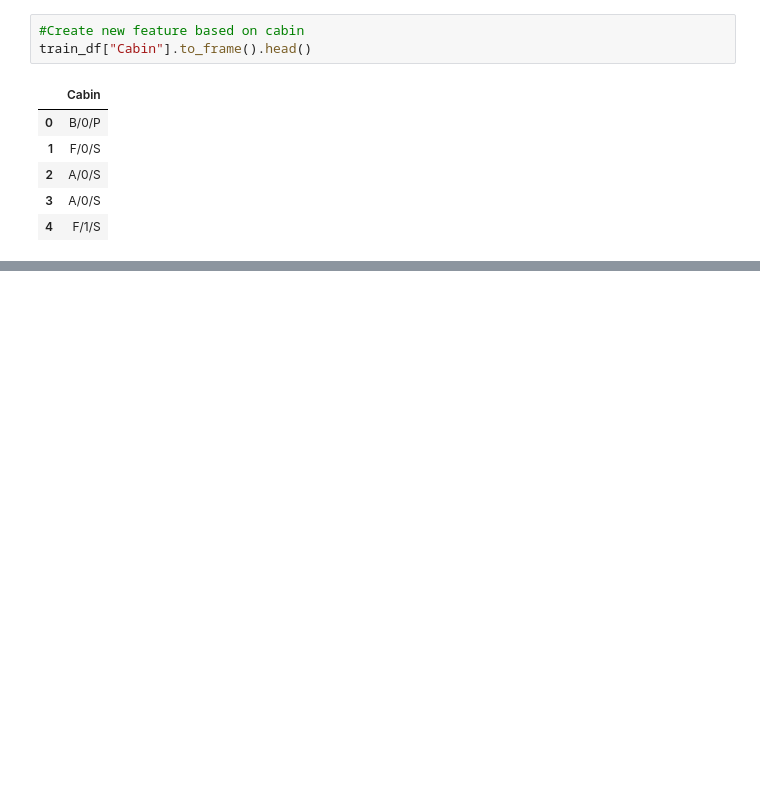
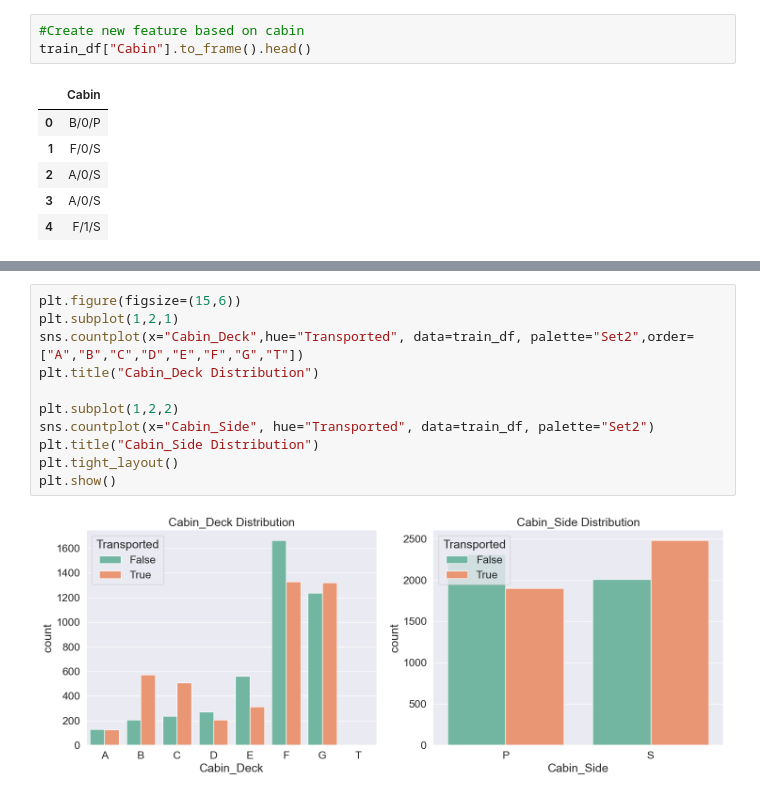
Before and after one commit to manishbhatia7/kaggle, a Jupyter notebook: input/spaceship-titanic/notebook.ipynb, the cells around one changed output, grey strips where cells are left out. Cells and saved outputs as stored; diff of their text form; blank space fills up the shorter version.

```diff
--- a/input/spaceship-titanic/notebook.ipynb
+++ b/input/spaceship-titanic/notebook.ipynb
@@ -247,0 +307,13 @@ def Cabin_Feature(df):
+# %%
+plt.figure(figsize=(15,6))
+plt.subplot(1,2,1)
+sns.countplot(x="Cabin_Deck",hue="Transported", data=train_df, palette="Set2",order=["A","B","C","D","E","F","G","T"])
+plt.title("Cabin_Deck Distribution")
+
+plt.subplot(1,2,2)
+sns.countplot(x="Cabin_Side", hue="Transported", data=train_df, palette="Set2")
+plt.title("Cabin_Side Distribution")
+plt.tight_layout()
+plt.show()
+# %% [output]
+[figure, added]
```
Also changed, not shown: parts of 6 cells of this notebook.
